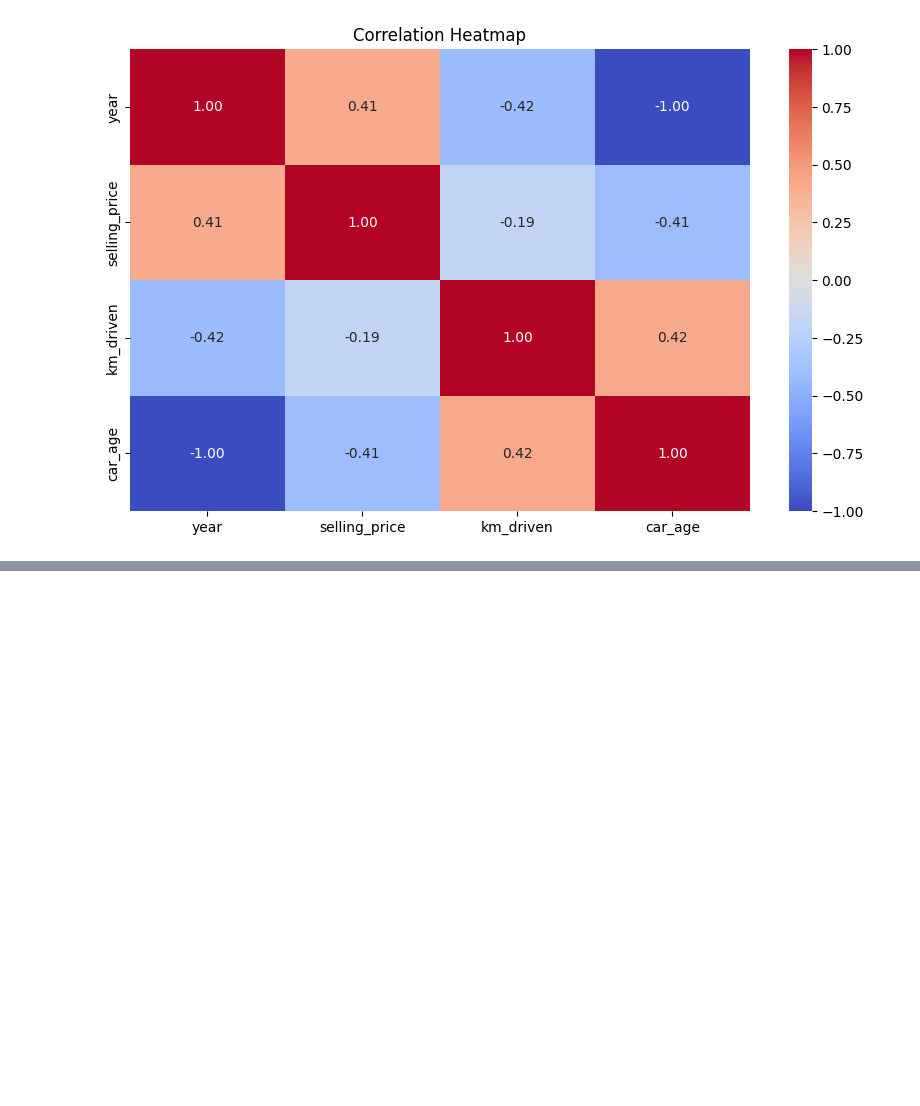
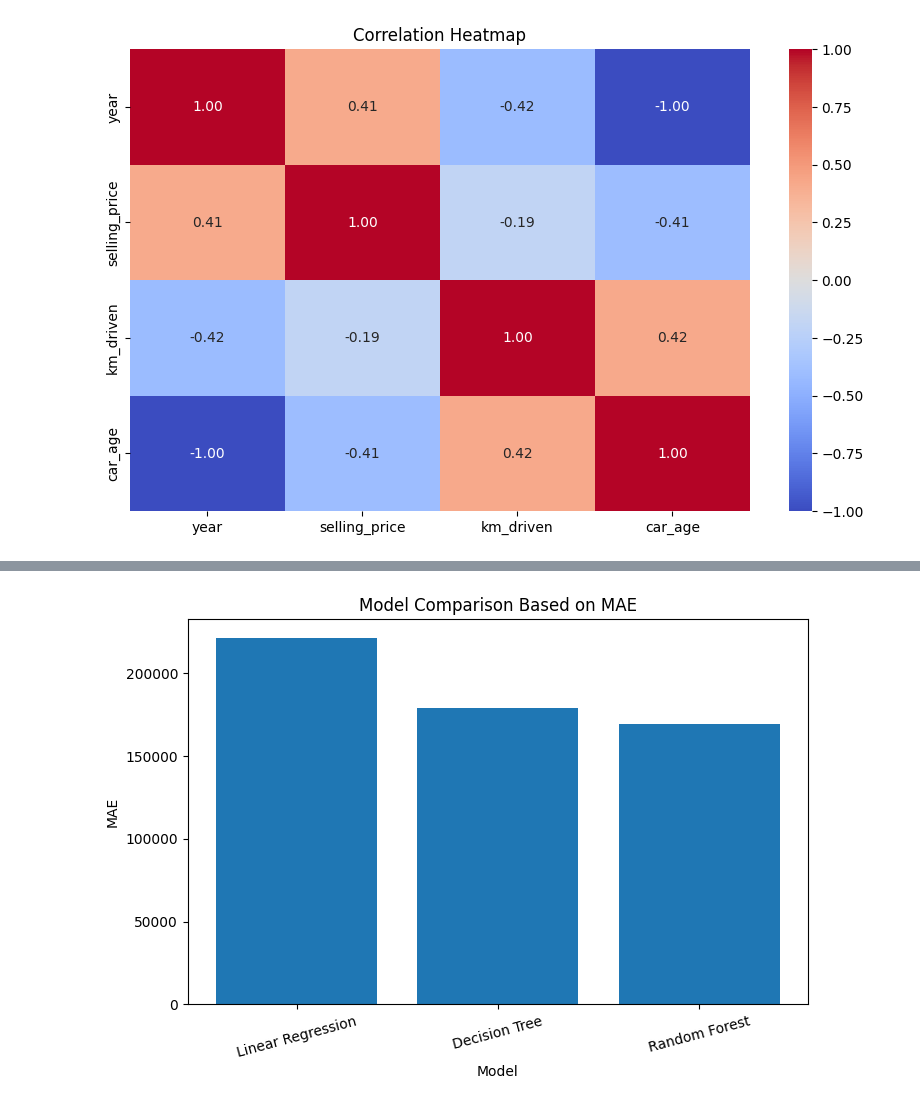
Before and after one commit to shweta714/Car-Price_Prediction_Model, a Jupyter notebook: Car_Price_Prediction_AIML.ipynb, the cells around one changed output, grey strips where cells are left out. Drawn from its saved outputs; the diff is of its cells as text; code cells hidden in the pictures; blank space fills up the shorter version.

```diff
--- a/Car_Price_Prediction_AIML.ipynb
+++ b/Car_Price_Prediction_AIML.ipynb
@@ -188,0 +568,17 @@ plt.show()
+# %%
+plt.figure(figsize=(8, 5))
+
+plt.bar(
+    results['Model'],
+    results['MAE']
+)
+
+plt.xlabel('Model')
+plt.ylabel('MAE')
+plt.title('Model Comparison Based on MAE')
+
+plt.xticks(rotation=15)
+
+plt.show()
+# %% [output]
+[figure, added]
```
Also changed, not shown: parts of 47 cells of this notebook.
